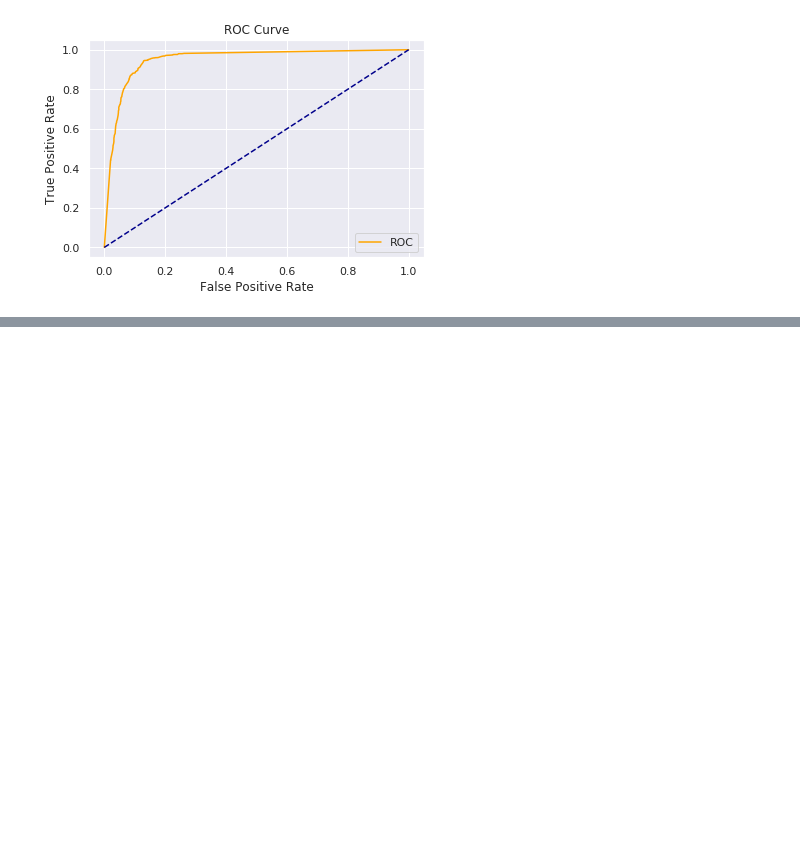
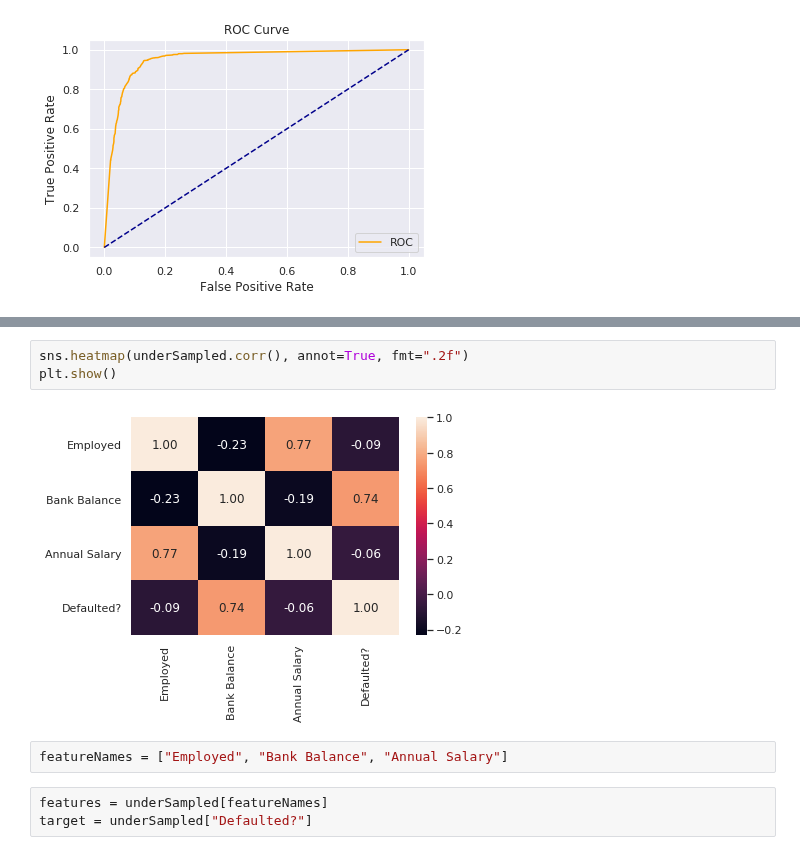
Before and after one commit to mlpack/examples, a Jupyter notebook: loan_default_prediction_with_decision_tree/loan-default-prediction-with-decision-tree-py.ipynb, the cells around one changed output, grey strips where cells are left out. Cells and saved outputs as stored; diff of their text form; blank space fills up the shorter version.

```diff
--- a/loan_default_prediction_with_decision_tree/loan-default-prediction-with-decision-tree-py.ipynb
+++ b/loan_default_prediction_with_decision_tree/loan-default-prediction-with-decision-tree-py.ipynb
@@ -258,0 +341,10 @@ weighted avg       0.90      0.90      0.90      4833
+# %%
+sns.heatmap(underSampled.corr(), annot=True, fmt=".2f")
+plt.show()
+# %% [output]
+[figure, added]
+# %%
+featureNames = ["Employed", "Bank Balance", "Annual Salary"]
+# %%
+features = underSampled[featureNames]
+target = underSampled["Defaulted?"]
```
Also changed, not shown: parts of 27 cells of this notebook.
